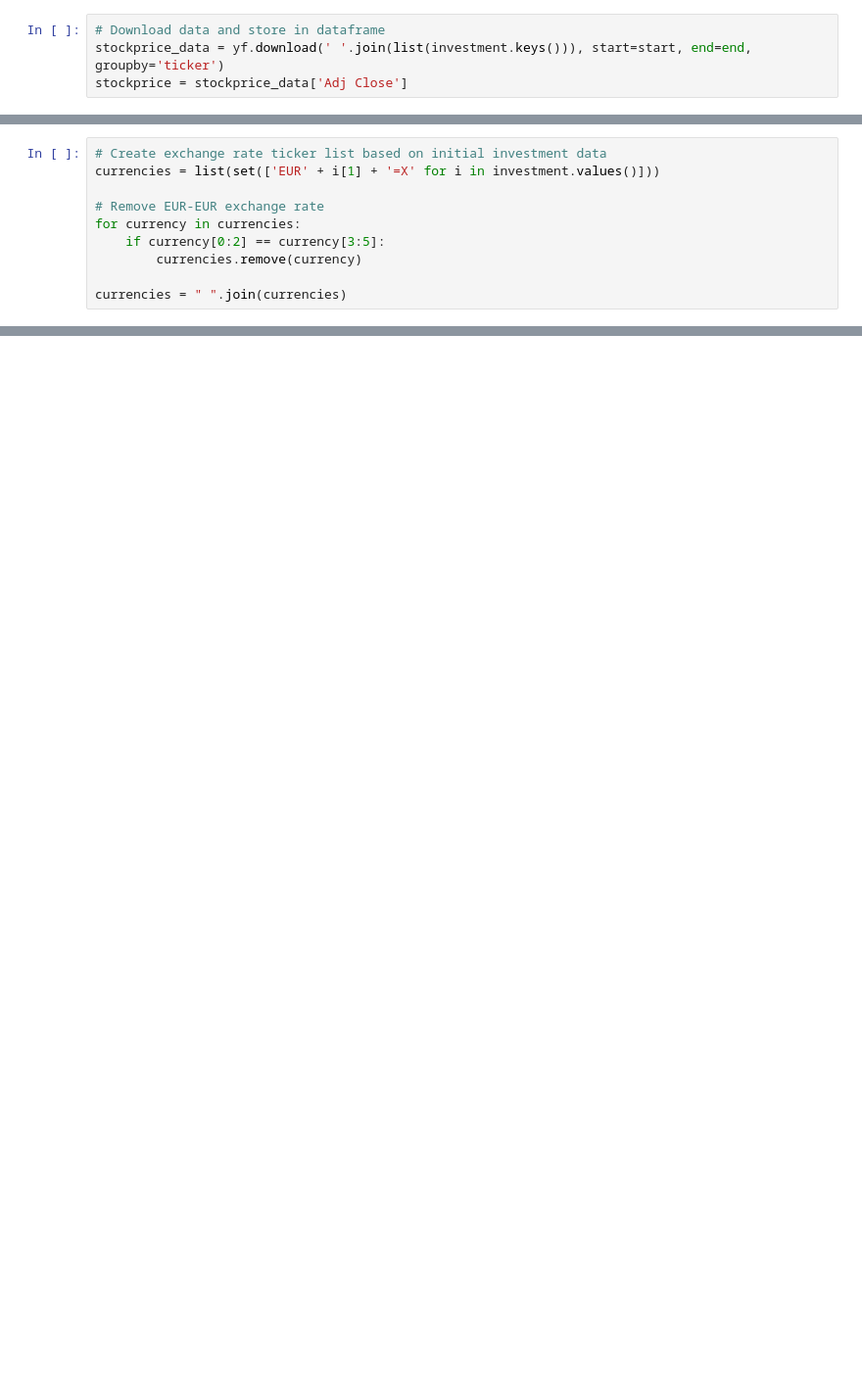
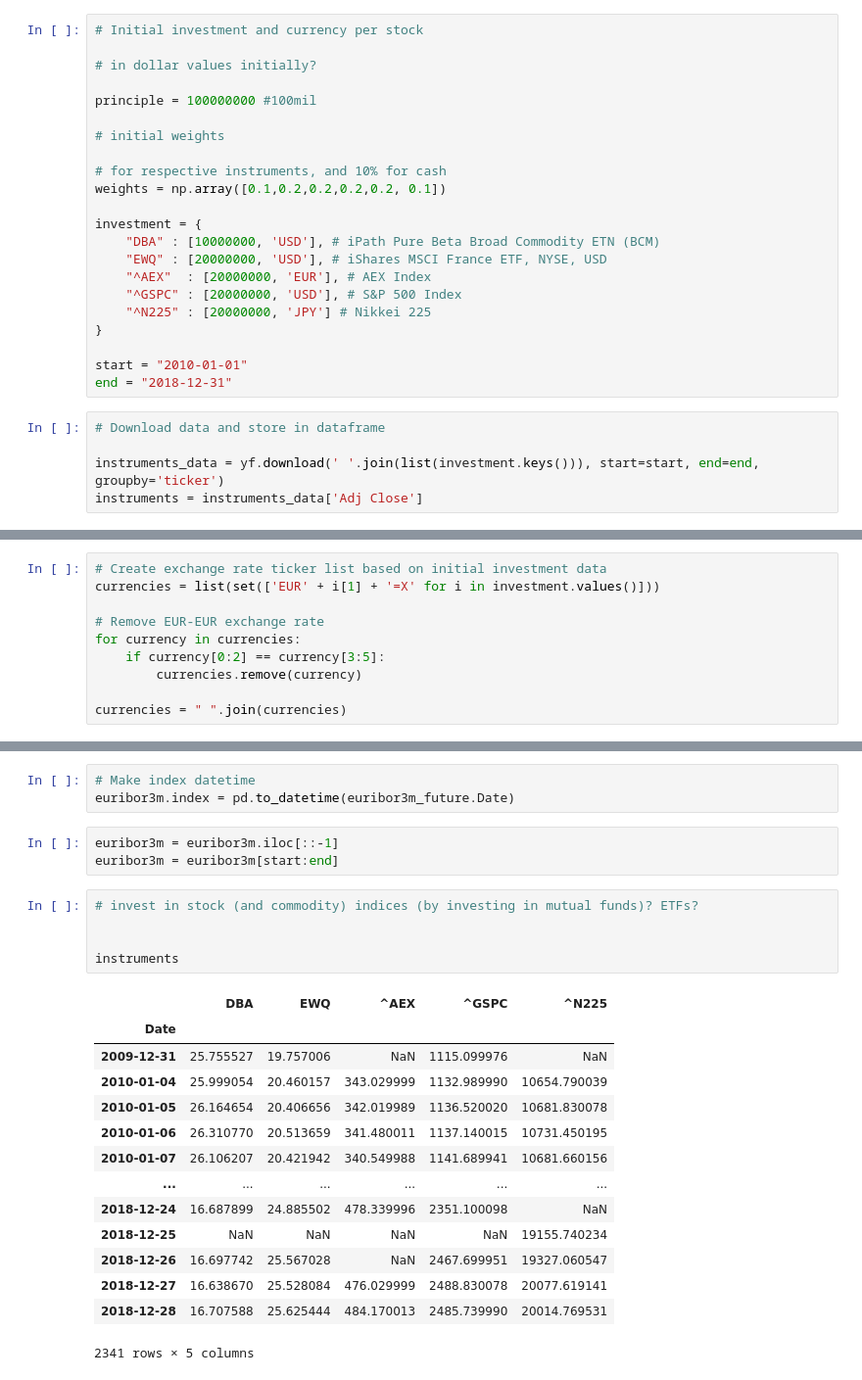
Before and after one commit to danielsteman/QFRM, a Jupyter notebook: QFRM_assignment1.ipynb, the cells around one changed output, grey strips where cells are left out. Shown at 98% size. Drawn from its saved outputs; the diff is of its cells as text; blank space fills up the shorter version.

```diff
--- a/QFRM_assignment1.ipynb
+++ b/QFRM_assignment1.ipynb
@@ -21,6 +12,29 @@ end = "2018-12-31"
+# %%
+# Initial investment and currency per stock
+
+# in dollar values initially?
+
+principle = 100000000 #100mil
+
+# initial weights
+
+# for respective instruments, and 10% for cash
+weights = np.array([0.1,0.2,0.2,0.2,0.2, 0.1])
+
+investment = {
+    "DBA" : [10000000, 'USD'], # iPath Pure Beta Broad Commodity ETN (BCM)
+    "EWQ" : [20000000, 'USD'], # iShares MSCI France ETF, NYSE, USD
+    "^AEX"  : [20000000, 'EUR'], # AEX Index
+    "^GSPC" : [20000000, 'USD'], # S&P 500 Index
+    "^N225" : [20000000, 'JPY'] # Nikkei 225
+}
+
+start = "2010-01-01"
+end = "2018-12-31"
 # %%
 # Download data and store in dataframe
-stockprice_data = yf.download(' '.join(list(investment.keys())), start=start, end=end, groupby='ticker')
-stockprice = stockprice_data['Adj Close']
+
+instruments_data = yf.download(' '.join(list(investment.keys())), start=start, end=end, groupby='ticker')
+instruments = instruments_data['Adj Close']
 # %% [output]
 [*********************100%***********************]  5 of 5 completed
@@ -139,0 +70,26 @@ portfolio
+# %%
+# Make index datetime
+euribor3m.index = pd.to_datetime(euribor3m_future.Date)
+# %%
+euribor3m = euribor3m.iloc[::-1]
+euribor3m = euribor3m[start:end]
+# %%
+# invest in stock (and commodity) indices (by investing in mutual funds)? ETFs?
+
+
+instruments
+# %% [output]
+|  | DBA | EWQ | ^AEX | ^GSPC | ^N225 |
+| Date |  |  |  |  |  |
+| 2009-12-31 | 25.755527 | 19.757006 | NaN | 1115.099976 | NaN |
+| 2010-01-04 | 25.999054 | 20.460157 | 343.029999 | 1132.989990 | 10654.790039 |
+| 2010-01-05 | 26.164654 | 20.406656 | 342.019989 | 1136.520020 | 10681.830078 |
+| 2010-01-06 | 26.310770 | 20.513659 | 341.480011 | 1137.140015 | 10731.450195 |
+| 2010-01-07 | 26.106207 | 20.421942 | 340.549988 | 1141.689941 | 10681.660156 |
+| ... | ... | ... | ... | ... | ... |
+| 2018-12-24 | 16.687899 | 24.885502 | 478.339996 | 2351.100098 | NaN |
+| 2018-12-25 | NaN | NaN | NaN | NaN | 19155.740234 |
+| 2018-12-26 | 16.697742 | 25.567028 | NaN | 2467.699951 | 19327.060547 |
+| 2018-12-27 | 16.638670 | 25.528084 | 476.029999 | 2488.830078 | 20077.619141 |
+| 2018-12-28 | 16.707588 | 25.625444 | 484.170013 | 2485.739990 | 20014.769531 |
+2341 rows × 5 columns
```
Also changed, not shown: parts of 56 cells of this notebook.
